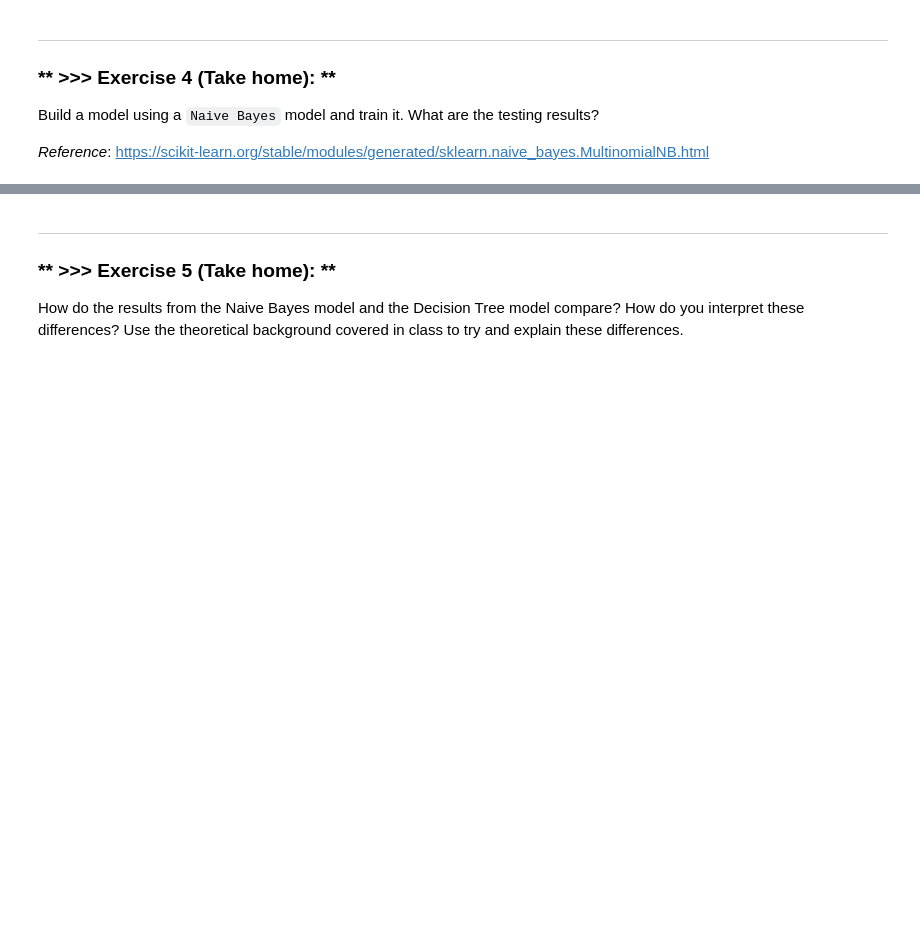
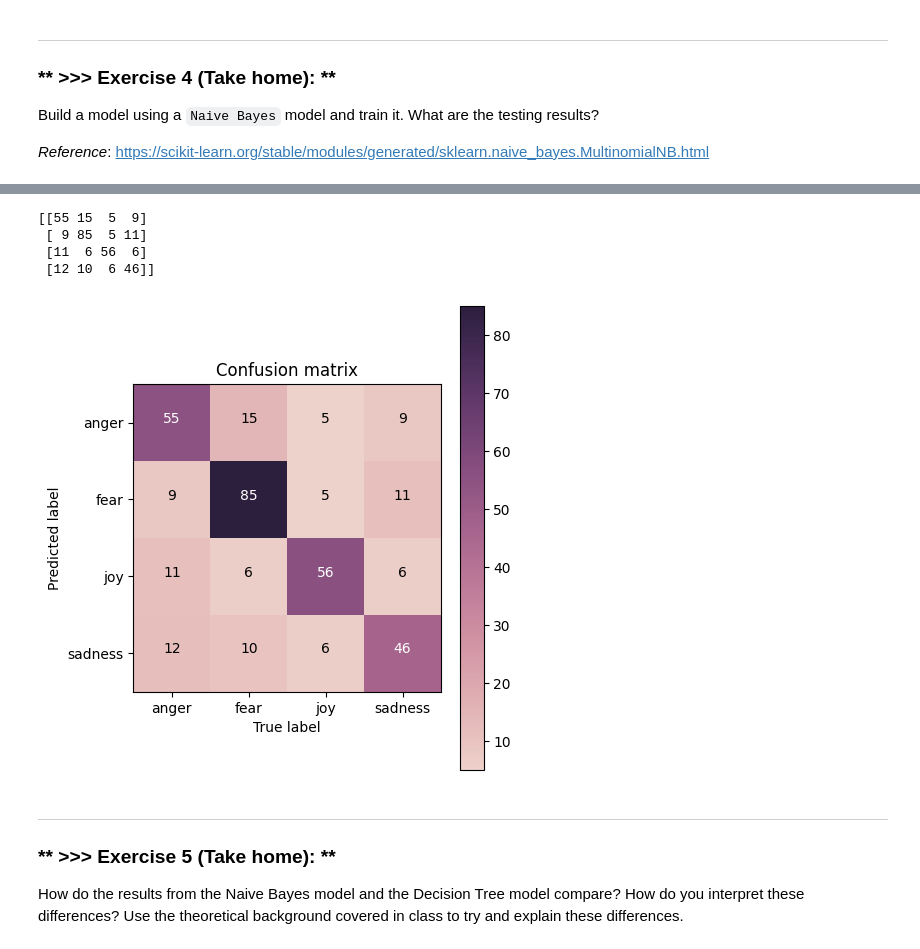
Before and after one commit to difersalest/DM2022-Lab2-Master, a Jupyter notebook: DM2022-Lab2-Master.ipynb, the cells around one changed output, grey strips where cells are left out. Cells and saved outputs as stored; diff of their text form; code cells hidden in the pictures; blank space fills up the shorter version.

```diff
--- a/DM2022-Lab2-Master.ipynb
+++ b/DM2022-Lab2-Master.ipynb
@@ -542,0 +541,5 @@
+# %%
+# Answer here
+from sklearn.naive_bayes import MultinomialNB
+model = MultinomialNB()
+model.fit(X_train, y_train)
@@ -542,0 +548,3 @@
+# %%
+y_naive_train_predict=model.predict(X_train)
+y_naive_test_predict=model.predict(X_test)
@@ -543,3 +573,17 @@
+# %%
+cm_naive = confusion_matrix(y_true=y_test, y_pred=y_naive_test_predict)
+print(cm_naive)
+# %% [output]
+[[55 15  5  9]
+ [ 9 85  5 11]
+ [11  6 56  6]
+ [12 10  6 46]]
+# %%
+# plot the naive bayes confusion matrix
+my_tags = ['anger', 'fear', 'joy', 'sadness']
+plot_confusion_matrix(cm_naive, classes=my_tags, title='Confusion matrix')
+# %% [output]
+[figure, added]
 # %% [markdown]
 ---
 ### ** >>> Exercise 5 (Take home): **
```
Also changed, not shown: parts of 5 cells of this notebook.
